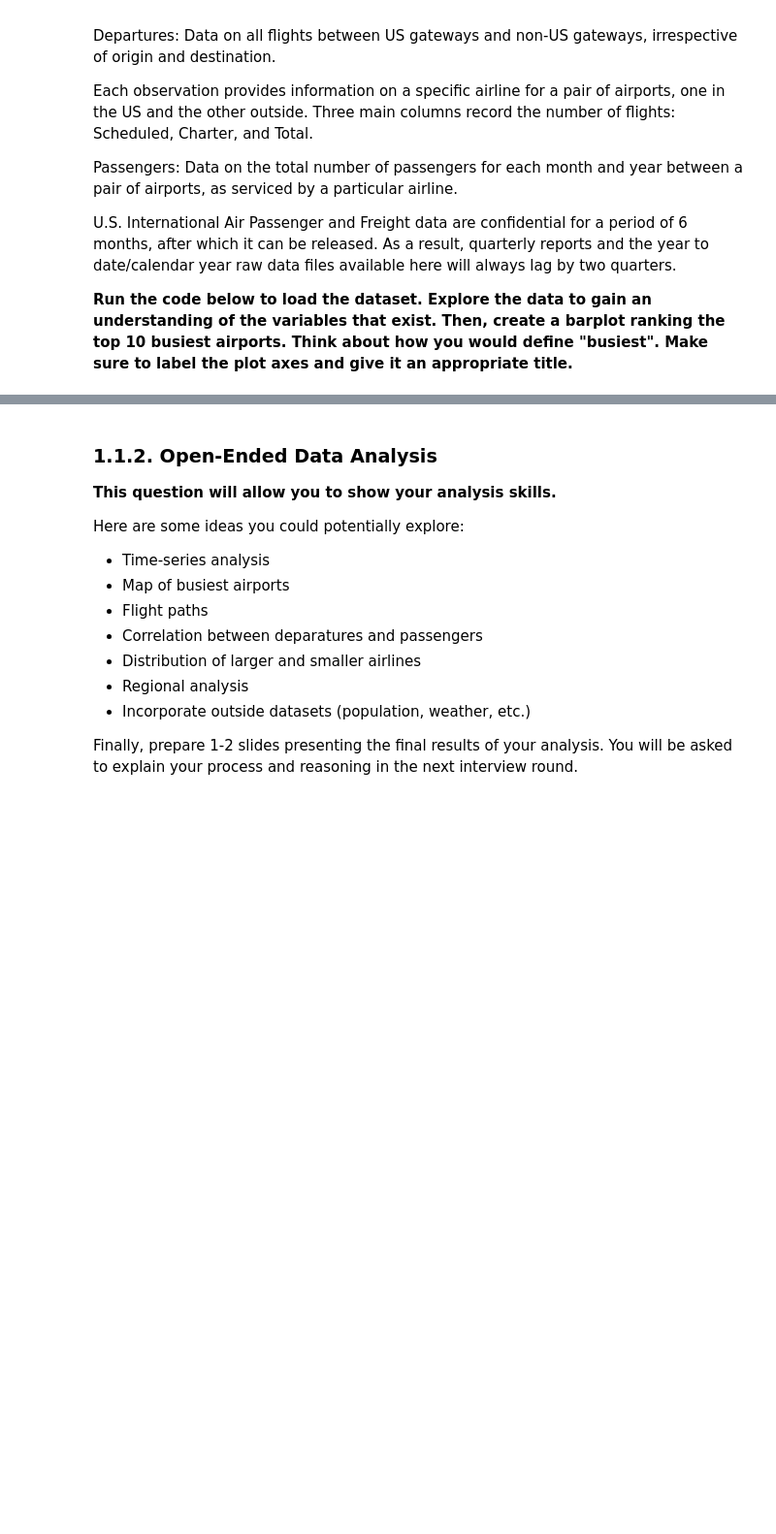
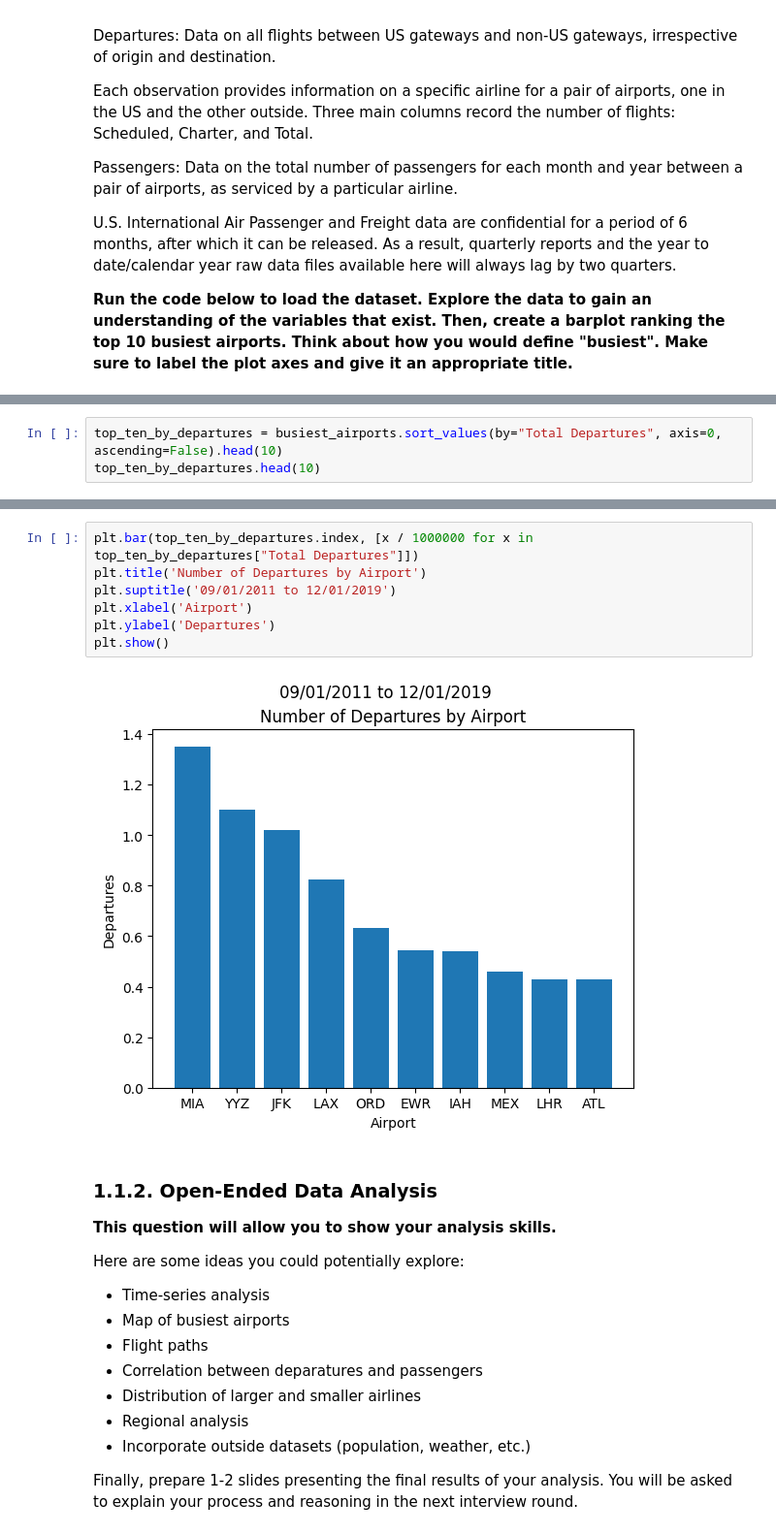
Before and after one commit to Freddy-Y/HDAG-Technical-Deliverable, a Jupyter notebook: F25_HDAG_Deliverable_Case_Team_Analyst.ipynb, the cells around one changed output, grey strips where cells are left out. Shown at 97% size. Drawn from its saved outputs; the diff is of its cells as text; blank space fills up the shorter version.

```diff
--- a/F25_HDAG_Deliverable_Case_Team_Analyst.ipynb
+++ b/F25_HDAG_Deliverable_Case_Team_Analyst.ipynb
@@ -330,0 +165,3 @@ passengers_data.loc[passengers_data["usg_apt"] == "BIS"].head(100)
+# %%
+top_ten_by_departures = busiest_airports.sort_values(by="Total Departures", axis=0, ascending=False).head(10)
+top_ten_by_departures.head(10)
@@ -331,3 +180,12 @@ passengers_data.loc[passengers_data["usg_apt"] == "BIS"].head(100)
+# %%
+plt.bar(top_ten_by_departures.index, [x / 1000000 for x in top_ten_by_departures["Total Departures"]])
+plt.title('Number of Departures by Airport')
+plt.suptitle('09/01/2011 to 12/01/2019')
+plt.xlabel('Airport')
+plt.ylabel('Departures')
+plt.show()
+# %% [output]
+[figure, added]
 # %% [markdown]
 ### 1.1.2. Open-Ended Data Analysis
 **This question will allow you to show your analysis skills.**
```
Also changed, not shown: parts of 11 cells of this notebook.
